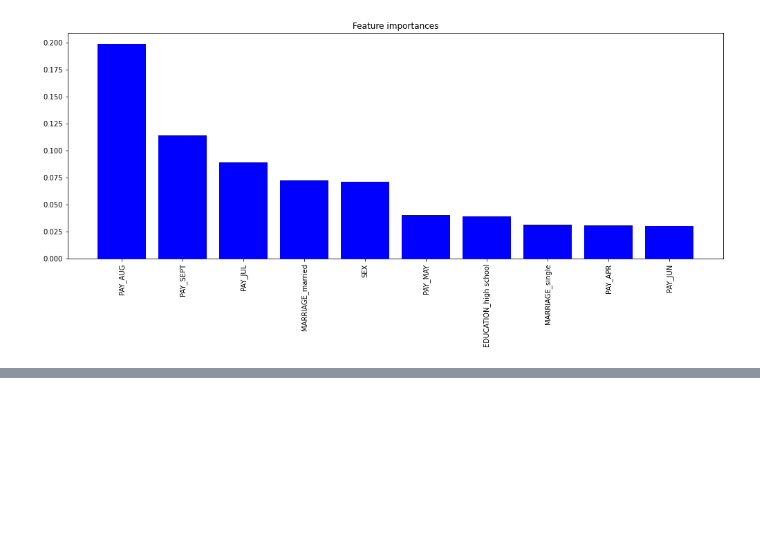
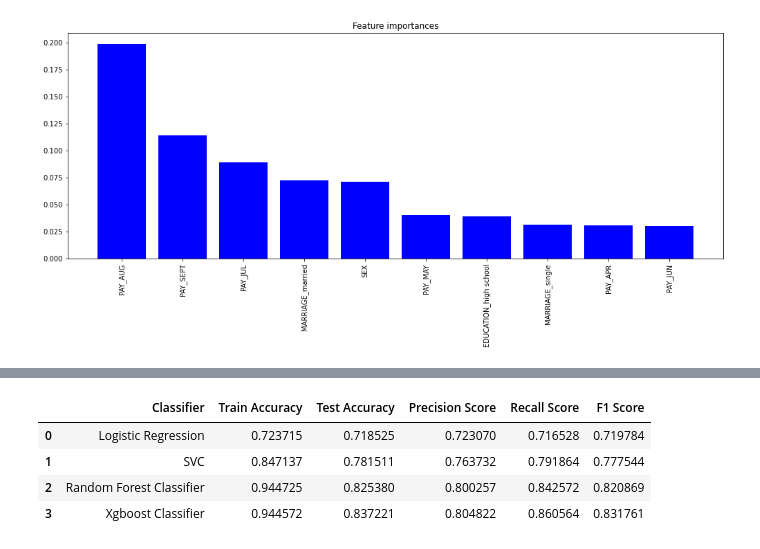
Before and after one commit to Aayushi-Sharma24/Credit_Card_Default_Prediction_Classification, a Jupyter notebook: Credit_Card_Default_Prediction_AS_Capstone_Project.ipynb, the cells around one changed output, grey strips where cells are left out. Saved outputs shown, nothing was run; the diff lists cells and outputs as text; code cells hidden in the pictures; blank space fills up the shorter version.

```diff
--- a/Credit_Card_Default_Prediction_AS_Capstone_Project.ipynb
+++ b/Credit_Card_Default_Prediction_AS_Capstone_Project.ipynb
@@ -1004,0 +1105,15 @@ plt.show()
+# %%
+classifiers = ['Logistic Regression', 'SVC', 'Random Forest Classifier', 'Xgboost Classifier']
+train_accuracy = [train_accuracy_lr, train_accuracy_SVC, train_accuracy_rf, train_accuracy_xgb_tuned]
+test_accuracy = [test_accuracy_lr, test_accuracy_SVC, test_accuracy_rf, test_accuracy_xgb_tuned]
+precision_score = [test_precision_score_lr, test_precision_score_SVC, test_precision_score_rf, test_precision_score_xgb_tuned]
+recall_score = [test_recall_score_lr, test_recall_score_SVC, test_recall_score_rf, test_recall_score_xgb_tuned]
+f1_score = [test_f1_score_lr, test_f1_score_SVC, test_f1_score_rf, test_f1_score_xgb_tuned]
+# %%
+pd.DataFrame({'Classifier':classifiers, 'Train Accuracy': train_accuracy, 'Test Accuracy': test_accuracy, 'Precision Score': precision_score, 'Recall Score': recall_score, 'F1 Score': f1_score })
+# %% [output]
+|  | Classifier | Train Accuracy | Test Accuracy | Precision Score | Recall Score | F1 Score |
+| 0 | Logistic Regression | 0.723715 | 0.718525 | 0.723070 | 0.716528 | 0.719784 |
+| 1 | SVC | 0.847137 | 0.781511 | 0.763732 | 0.791864 | 0.777544 |
+| 2 | Random Forest Classifier | 0.944725 | 0.825380 | 0.800257 | 0.842572 | 0.820869 |
+| 3 | Xgboost Classifier | 0.944572 | 0.837221 | 0.804822 | 0.860564 | 0.831761 |
```
Also changed, not shown: parts of 16 cells of this notebook.
